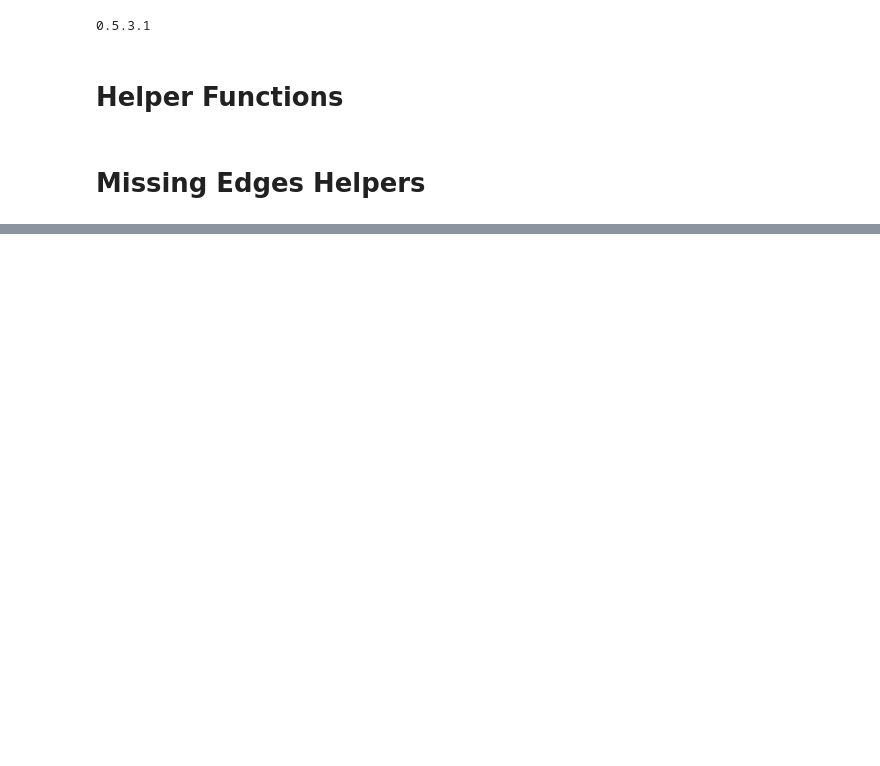
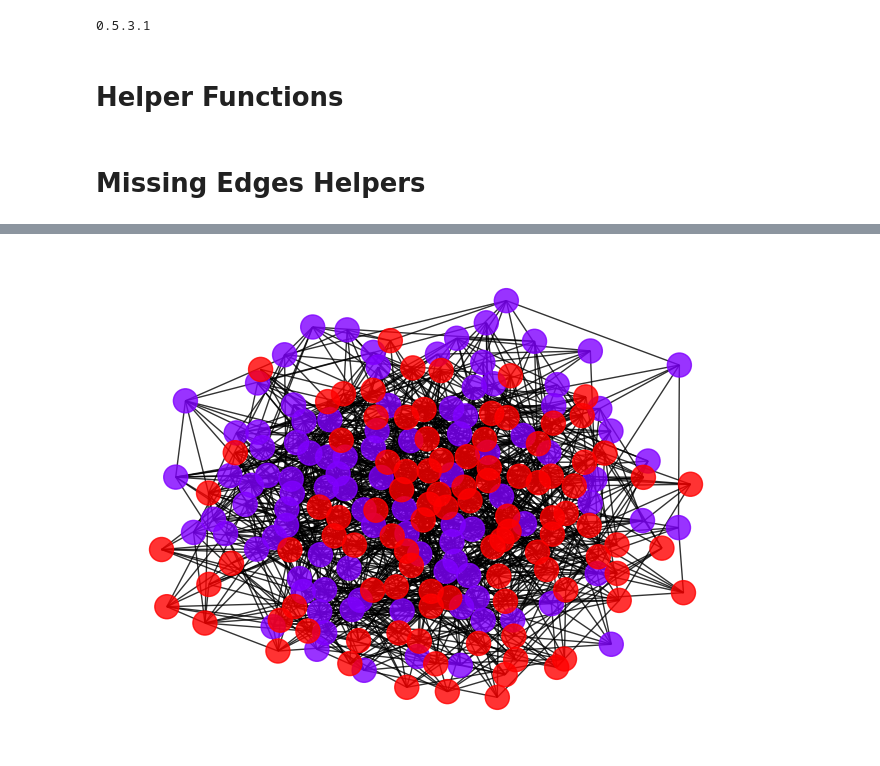
Before and after one commit to jofu-tofu/Research, a Jupyter notebook: Ricci_Curvature_Research.ipynb, the cells around one changed output, grey strips where cells are left out. Cells and saved outputs as stored; diff of their text form; code cells hidden in the pictures; blank space fills up the shorter version.

```diff
--- a/Ricci_Curvature_Research.ipynb
+++ b/Ricci_Curvature_Research.ipynb
@@ -244,0 +330,20 @@ def block_model_with_edge_removal(block_sizes, prob_matrix, p = 0, method="unifo
+# %%
+def weighted_ricci_simulation(G):
+  orf = OllivierRicci(G, alpha=0.5, base=1, exp_power=0, proc=4, verbose="INFO")
+  orf.compute_ricci_flow(iterations=10)
+  G_rf = orf.G.copy()
+
+  return my_surgery(G_rf, cut = 1.5)
+weighted_data = dict()
+# %%
+for i in [0.5, 0.7, 0.8, 0.85, 0.9, 0.95]:
+  for j in [0.5, 0.7, 0.8, 0.85, 0.9, 0.95]:
+    remove_prob_matrix = [
+      [i, j],
+      [j, i]]
+    model = block_model_with_edge_removal(block_sizes,
+                                      prob_matrix=prob_matrix,
+                                      p = remove_prob_matrix,
+                                      method = "weighted")
+    num_cut, n, num_edges, mod, ari, G = weighted_ricci_simulation(model)
+    weighted_data[(i, j)] = (num_cut, n, num_edges, mod, ari, G)
@@ -244,0 +384,4 @@ def block_model_with_edge_removal(block_sizes, prob_matrix, p = 0, method="unifo
+# %%
+draw_graph(weighted_data[(0.85,0.85)][5])
+# %% [output]
+[figure, added]
```
Also changed, not shown: parts of 10 cells of this notebook.
